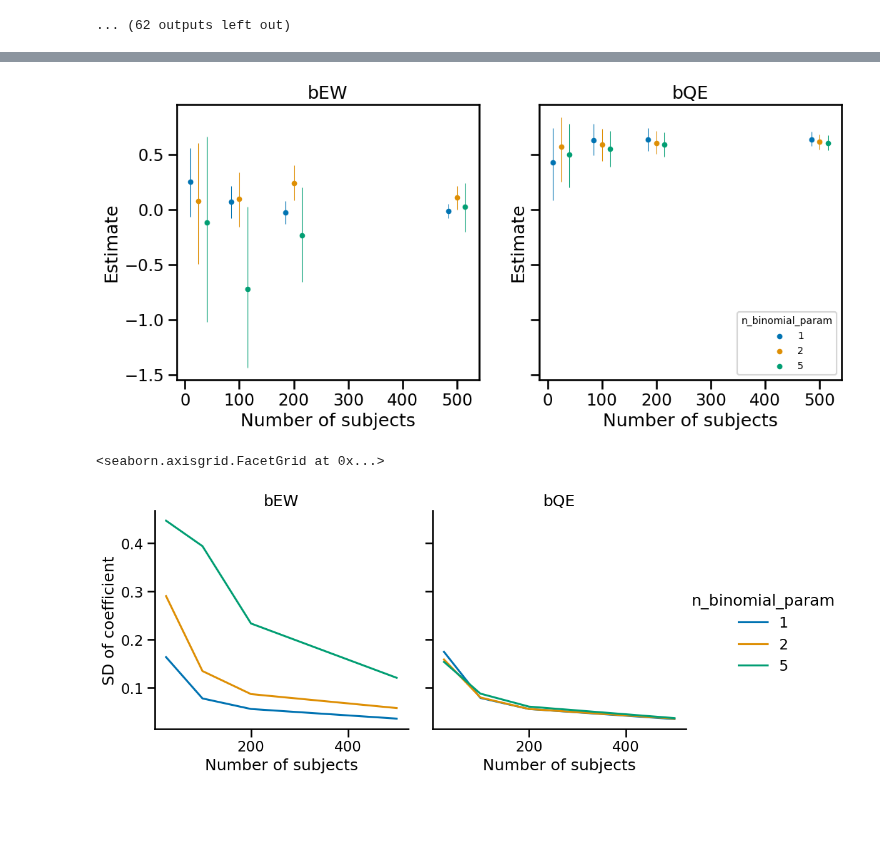
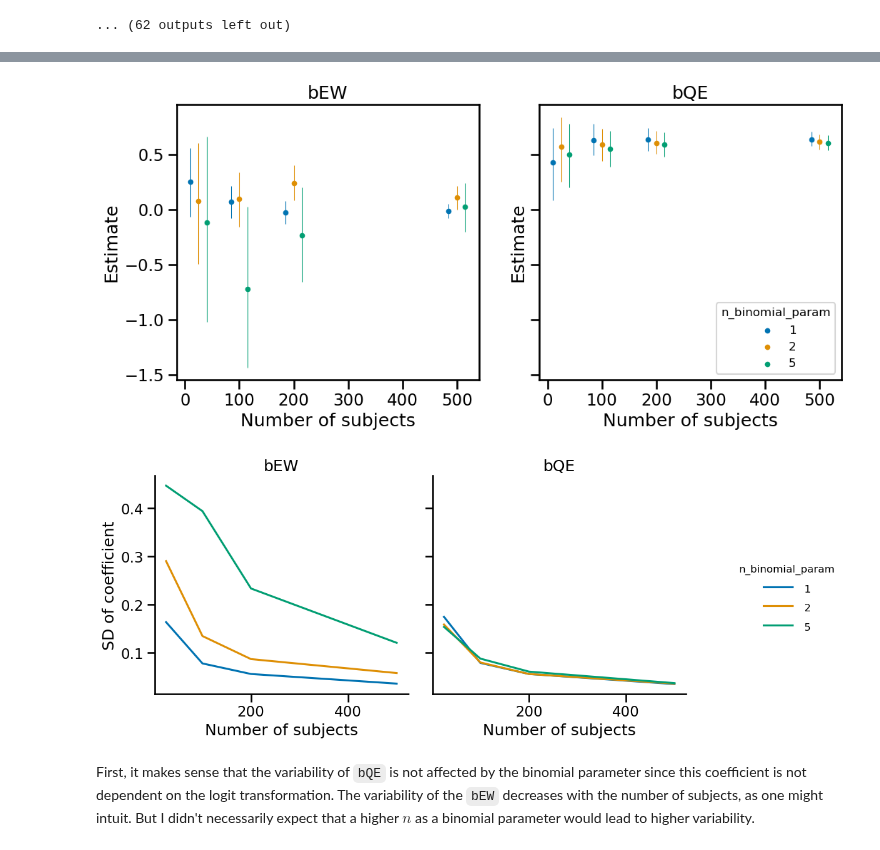
Before and after one commit to benslack19/benslack19.github.io, a Jupyter notebook: _posts_drafts/2024-06-11-iv-binary-outcome.ipynb, the cells around one changed output, grey strips where cells are left out. Cells and saved outputs as stored; diff of their text form; code cells hidden in the pictures; blank space fills up the shorter version.

```diff
--- a/_posts_drafts/2024-06-11-iv-binary-outcome.ipynb
+++ b/_posts_drafts/2024-06-11-iv-binary-outcome.ipynb
@@ -332,27 +305,29 @@ def plot_mean_and_ci(coefficient, ax):
 
     )
     if coefficient == "bQE":
-        ax.legend(title='n_binomial_param', title_fontsize=10, fontsize=10, loc='lower right')
+        ax.legend(title='n_binomial_param', title_fontsize=12, fontsize=12, loc='lower right')
 
 plot_mean_and_ci("bEW", ax0)
 plot_mean_and_ci("bQE", ax1)
 # %% [output]
-[figure, old version]
+[figure, new version]
 # %%
 g = sns.relplot(
     data=df_summary.reset_index(names="coefficient"),
     x="num_subjects",
     y="sd",
     hue="n_binomial_param",
     hue_order = [1,2,5],
     col="coefficient",
     palette=cb_palette[0:3],
     kind='line'
-
 )
 
 g.set_titles(col_template="{col_name}")
 g.set_axis_labels(x_var="Number of subjects", y_var="SD of coefficient")
+plt.setp(g._legend.get_texts(), fontsize='12')
+plt.setp(g._legend.get_title(), fontsize='12');
 # %% [output]
-<seaborn.axisgrid.FacetGrid at 0x...>
-[figure, old version]
+[figure, new version]
+# %% [markdown]
+First, it makes sense that the variability of `bQE` is not affected by the binomial parameter since this coefficient is not dependent on the logit transformation. The variability of the `bEW` decreases with the number of subjects, as one might intuit. But I didn't necessarily expect that a higher $n$ as a binomial parameter would lead to higher variability.
```
Also changed, not shown: parts of 14 cells of this notebook, 7 other files.
